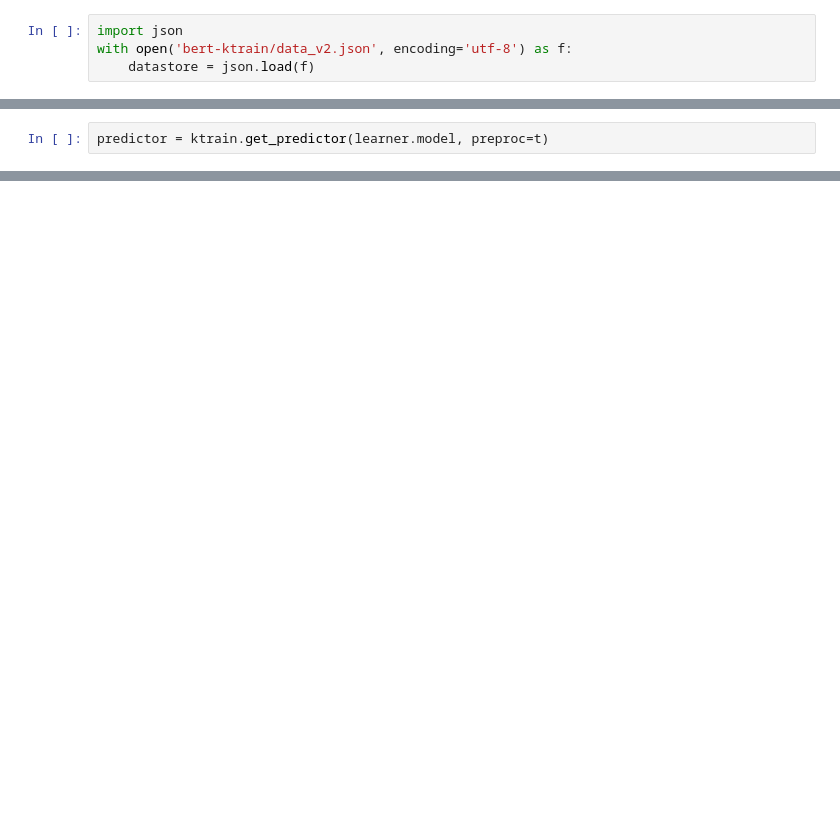
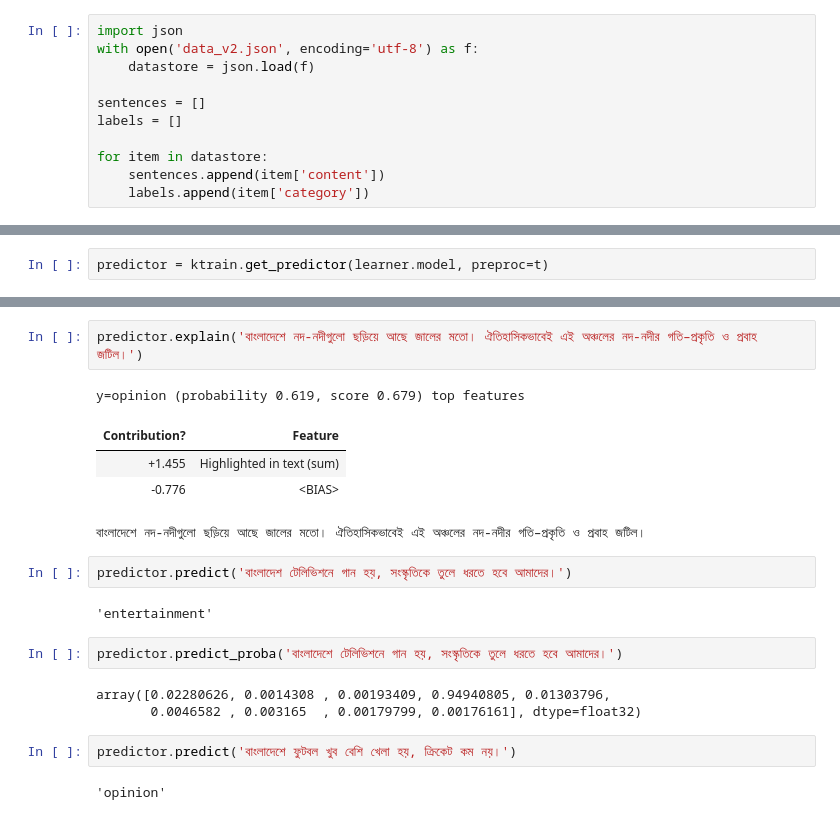
Before and after one commit to raqueeb/nlp_bangla, a Jupyter notebook: Chap_7_transformer_bangla_nlp_skeleton.ipynb, the cells around one changed output, grey strips where cells are left out. Saved outputs shown, nothing was run; the diff lists cells and outputs as text; blank space fills up the shorter version.

```diff
--- a/Chap_7_transformer_bangla_nlp_skeleton.ipynb
+++ b/Chap_7_transformer_bangla_nlp_skeleton.ipynb
@@ -11,4 +96,11 @@ os.environ['KAGGLE_KEY'] = "test123" # আপনার ক্যাগল কী
 # %%
 import json
-with open('bert-ktrain/data_v2.json', encoding='utf-8') as f:
+with open('data_v2.json', encoding='utf-8') as f:
     datastore = json.load(f)
+
+sentences = []
+labels = []
+
+for item in datastore:
+    sentences.append(item['content'])
+    labels.append(item['category'])
@@ -114,0 +353,21 @@ learner.validate(class_names=t.get_classes())
+# %%
+predictor.explain('বাংলাদেশে নদ-নদীগুলো ছড়িয়ে আছে জালের মতো। ঐতিহাসিকভাবেই এই অঞ্চলের নদ-নদীর গতি–প্রকৃতি ও প্রবাহ জটিল।')
+# %% [output]
+y=opinion (probability 0.619, score 0.679) top features
+| Contribution? | Feature |
+| +1.455 | Highlighted in text (sum) |
+| -0.776 | <BIAS> |
+বাংলাদেশে নদ-নদীগুলো ছড়িয়ে আছে জালের মতো। ঐতিহাসিকভাবেই এই অঞ্চলের নদ-নদীর গতি–প্রকৃতি ও প্রবাহ জটিল।
+# %%
+predictor.predict('বাংলাদেশ টেলিভিশনে গান হয়, সংস্কৃতিকে তুলে ধরতে হবে আমাদের।')
+# %% [output]
+'entertainment'
+# %%
+predictor.predict_proba('বাংলাদেশে টেলিভিশনে গান হয়, সংস্কৃতিকে তুলে ধরতে হবে আমাদের।')
+# %% [output]
+array([0.02280626, 0.0014308 , 0.00193409, 0.94940805, 0.01303796,
+       0.0046582 , 0.003165  , 0.00179799, 0.00176161], dtype=float32)
+# %%
+predictor.predict('বাংলাদেশে ফুটবল খুব বেশি খেলা হয়, ক্রিকেট কম নয়।')
+# %% [output]
+'opinion'
```
Also changed, not shown: parts of 66 cells of this notebook.
